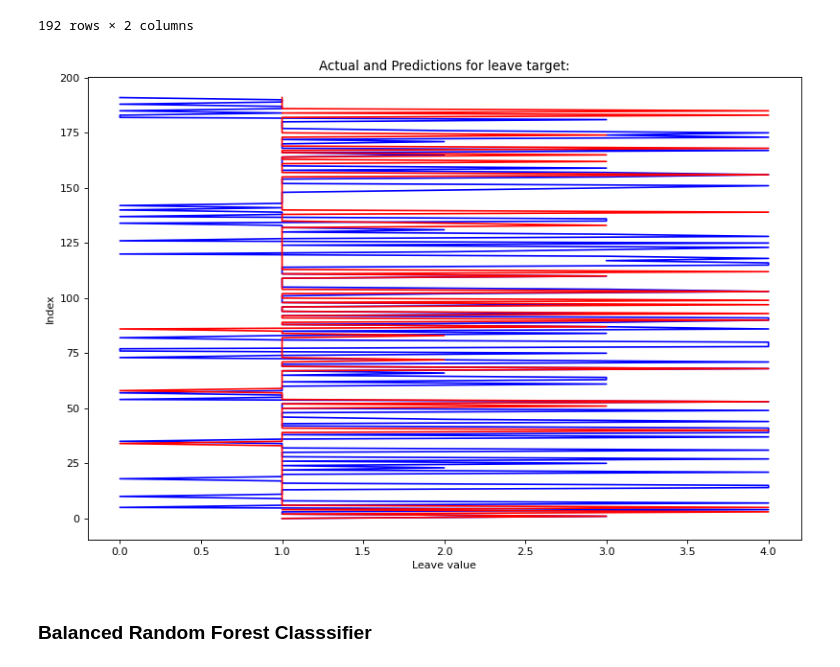
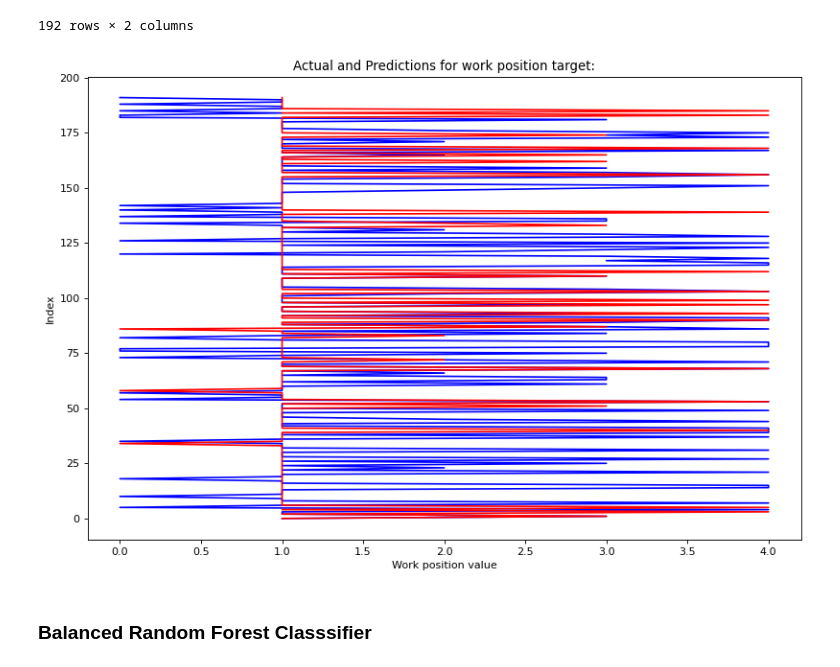
Before and after one commit to ArtTucker/mental_health_and_economics, a Jupyter notebook: machine_learning/machine_learning_from_AWS.ipynb, the cells around one changed output. Saved outputs shown, nothing was run; the diff lists cells and outputs as text; code cells hidden in the pictures.

```diff
--- a/machine_learning/machine_learning_from_AWS.ipynb
+++ b/machine_learning/machine_learning_from_AWS.ipynb
@@ -868,24 +868,24 @@ pd.DataFrame({"Actual": y_test, "Prediction": predictions})
 # %%
 import matplotlib.pyplot as plt
 from matplotlib.pyplot import figure
 import numpy as np
 
 # Plot predictions data frame:
 x1 = y_test
 y1 = np.arange(0,192,1)
 x2 = predictions
 y2 = np.arange(0,192,1)
 
-# Plotting actual:
+# Plot actual and predictions:
 figure(figsize=(12, 8), dpi=80)
 plt.plot(x1, y1, label = "Actual", color = "blue")
 plt.plot(x2, y2, label = "Predictions", color = "red")
-plt.title("Actual and Predictions for leave target:")
-plt.xlabel("Leave value")
+plt.title("Actual and Predictions for work position target:")
+plt.xlabel("Work position value")
 plt.ylabel("Index")
 plt.show()
 # %% [output]
-[figure, old version]
+[figure, new version]
 # %% [markdown]
 ### Balanced Random Forest Classsifier
 # %%
```
Also changed, not shown: parts of 2 cells of this notebook, 1 other file.
